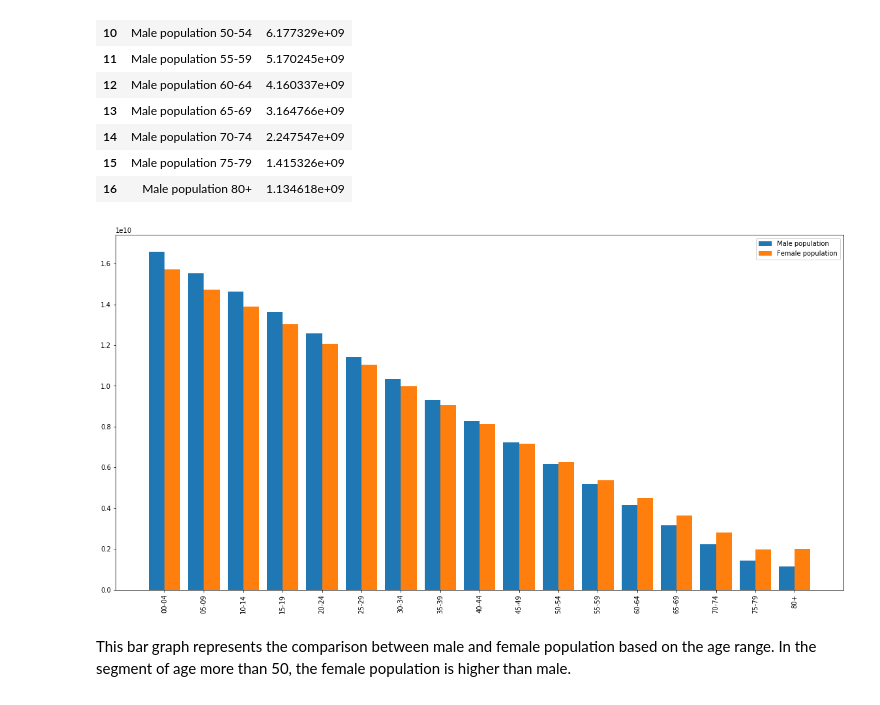
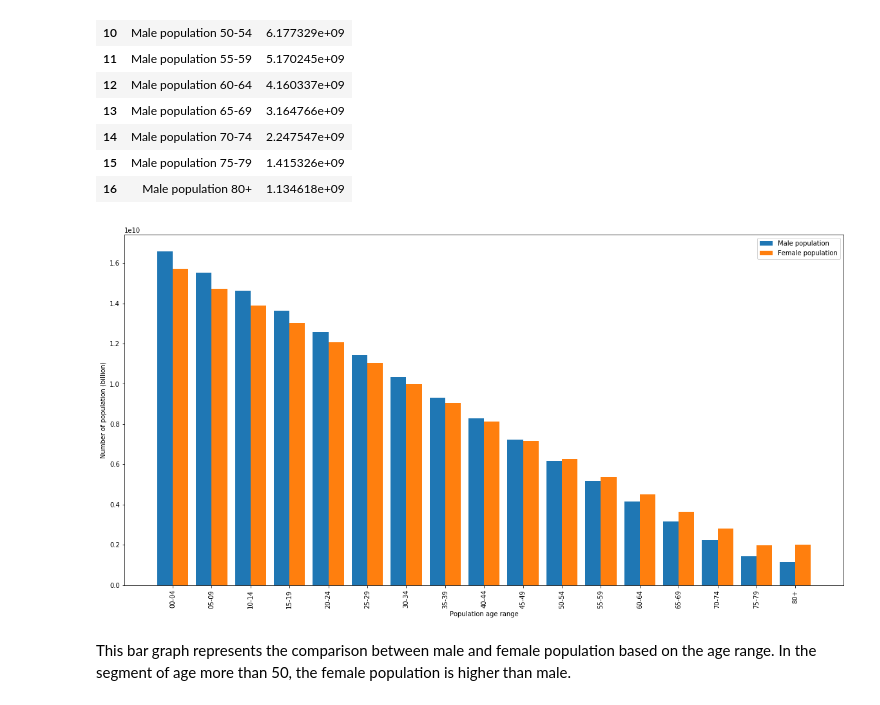
Before and after one commit to joycenhunguyen/Data_analysis_team-4, a Jupyter notebook: DataAnalysis4.ipynb, the cells around one changed output. Drawn from its saved outputs; the diff is of its cells as text; code cells hidden in the pictures.

```diff
--- a/DataAnalysis4.ipynb
+++ b/DataAnalysis4.ipynb
@@ -226,34 +172,36 @@ plt.figure(figsize = (20,10))
 male_population = ml_pop['value']
 female_population = fml_pop['value']
 labels = ['00-04', '05-09','10-14', '15-19', '20-24', '25-29', '30-34', '35-39',
            '40-44','45-49','50-54', '55-59', '60-64', '65-69', '70-74', '75-79', '80+']
 
 # first dataset
 n = 1
 t = 2
 d = 17
 w = 0.8
 bars1_x = [t*element + w*n for element
              in range(d)]
 plt.bar(bars1_x, male_population, label = 'Male population')
 
 
 # Second dataset
 n = 2
 t = 2
 d = 17
 w = 0.8
 bars2_x = [t*element + w*n for element
              in range(d)]
 
 plt.bar(bars2_x, female_population, label = 'Female population')
 
 middle_x = [ (a + b) / 2.0 for a, b in zip(bars1_x, bars2_x)]
 plt.xticks(middle_x, labels, rotation = 90)
+plt.ylabel('Number of population (billion)')
+plt.xlabel('Population age range')
 plt.legend()
 plt.show()
 # %% [output]
-[figure, old version]
+[figure, new version]
 # %% [markdown]
 This bar graph represents the comparison between male and female population based on the age range. In the segment of age more than 50, the female population is higher than male.
 # %% [markdown]
```
Also changed, not shown: parts of 7 cells of this notebook.
